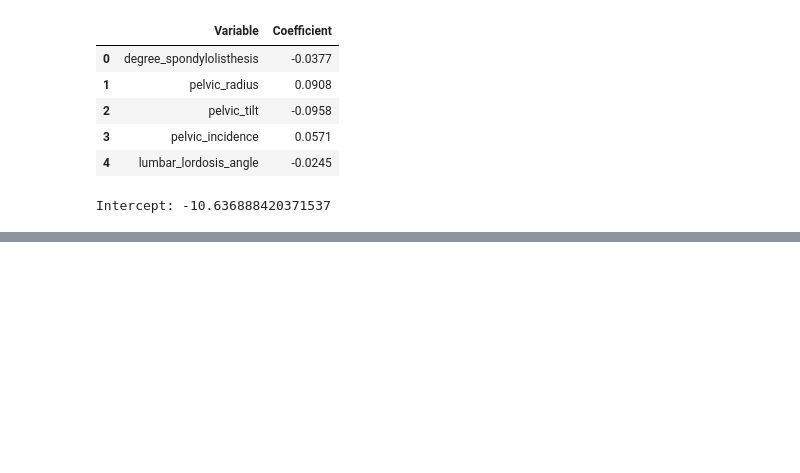
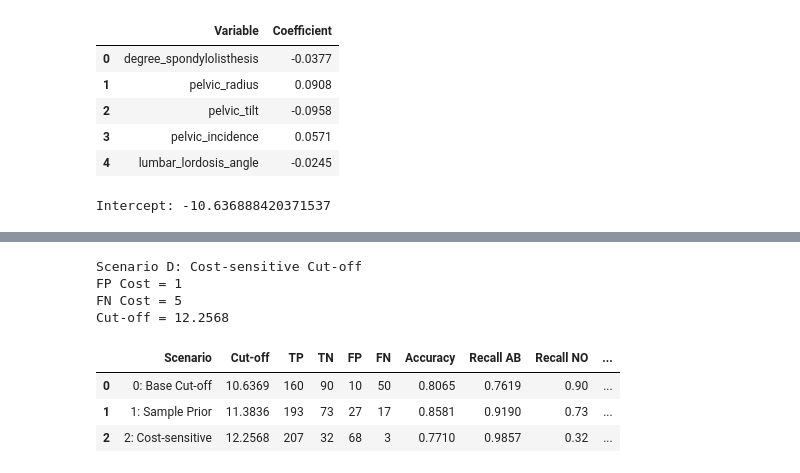
Before and after one commit to kurochan1901/115-1_Data-Analysis-and-Modeling, a Jupyter notebook: HW3/HW3.ipynb, the cells around one changed output, grey strips where cells are left out. Cells and saved outputs as stored; diff of their text form; code cells hidden in the pictures; blank space fills up the shorter version.

```diff
--- a/HW3/HW3.ipynb
+++ b/HW3/HW3.ipynb
@@ -1035,0 +1233,72 @@ display(vif_df.round(4))
+# %%
+# Scenario 2: Cost-sensitive Cut-off
+# 假設沒有抓出異常的成本較高
+
+cost_FP = 1
+cost_FN = 5
+
+cutoff_cost = (
+    cutoff_base
+    + scale * np.log(cost_FN / cost_FP)
+)
+
+print("Scenario D: Cost-sensitive Cut-off")
+print(f"FP Cost = {cost_FP}")
+print(f"FN Cost = {cost_FN}")
+print(f"Cut-off = {cutoff_cost:.4f}")
+# %% [output]
+Scenario D: Cost-sensitive Cut-off
+FP Cost = 1
+FN Cost = 5
+Cut-off = 12.2568
+# %%
+from sklearn.metrics import (
+    confusion_matrix,
+    accuracy_score,
+    balanced_accuracy_score
+)
+
+cutoffs = {
+    "0: Base Cut-off": cutoff_base,
+    "1: Sample Prior": cutoff_prior,
+    "2: Cost-sensitive": cutoff_cost
+}
+
+results = []
+
+for name, cutoff in cutoffs.items():
+
+    # Fisher classification rule
+    y_pred = np.where(t > cutoff, "NO", "AB")
+
+    # AB is the Positive Class
+    cm = confusion_matrix(
+        y,
+        y_pred,
+        labels=["AB", "NO"]
+    )
+
+    TP, FN = cm[0]
+    FP, TN = cm[1]
+
+    results.append({
+        "Scenario": name,
+        "Cut-off": cutoff,
+        "TP": TP,
+        "TN": TN,
+        "FP": FP,
+        "FN": FN,
+        "Accuracy": accuracy_score(y, y_pred),
+        "Recall AB": TP / (TP + FN),
+        "Recall NO": TN / (TN + FP),
+        "Balanced Accuracy": balanced_accuracy_score(y, y_pred)
+    })
+
+comparison_df = pd.DataFrame(results)
+
+display(comparison_df.round(4))
+# %% [output]
+|  | Scenario | Cut-off | TP | TN | FP | FN | Accuracy | Recall AB | Recall NO | ... |
+| 0 | 0: Base Cut-off | 10.6369 | 160 | 90 | 10 | 50 | 0.8065 | 0.7619 | 0.90 | ... |
+| 1 | 1: Sample Prior | 11.3836 | 193 | 73 | 27 | 17 | 0.8581 | 0.9190 | 0.73 | ... |
+| 2 | 2: Cost-sensitive | 12.2568 | 207 | 32 | 68 | 3 | 0.7710 | 0.9857 | 0.32 | ... |
```
Also changed, not shown: parts of 17 cells of this notebook.
